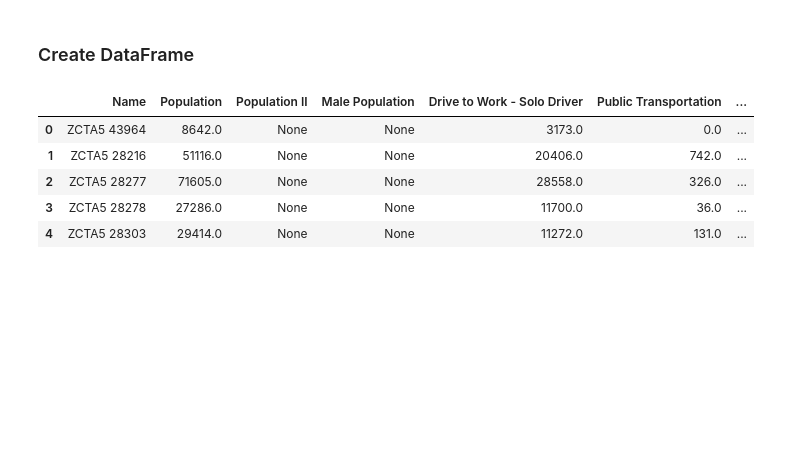
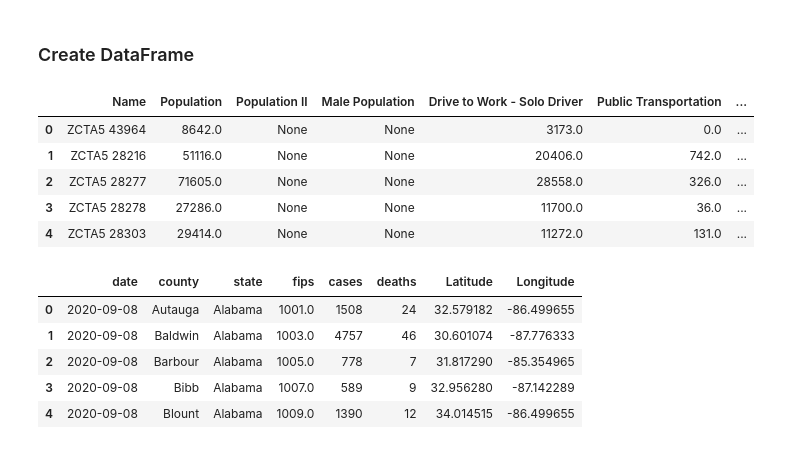
Before and after one commit to Pankaj-gh/Rice-Project-1-G11, a Jupyter notebook: main_script.ipynb, the cells around one changed output. Saved outputs shown, nothing was run; the diff lists cells and outputs as text; code cells hidden in the pictures; blank space fills up the shorter version.

```diff
--- a/main_script.ipynb
+++ b/main_script.ipynb
@@ -238,3 +238,16 @@ census_dataframe.head()
 | 2 | ZCTA5 28277 | 71605.0 | None | None | 28558.0 | 326.0 | ... |
 | 3 | ZCTA5 28278 | 27286.0 | None | None | 11700.0 | 36.0 | ... |
 | 4 | ZCTA5 28303 | 29414.0 | None | None | 11272.0 | 131.0 | ... |
+# %%
+
+location= os.path.join('cases-lat-lng.csv')
+df_latlng=pd.read_csv(location)
+# %%
+df_latlng.head()
+# %% [output]
+|  | date | county | state | fips | cases | deaths | Latitude | Longitude |
+| 0 | 2020-09-08 | Autauga | Alabama | 1001.0 | 1508 | 24 | 32.579182 | -86.499655 |
+| 1 | 2020-09-08 | Baldwin | Alabama | 1003.0 | 4757 | 46 | 30.601074 | -87.776333 |
+| 2 | 2020-09-08 | Barbour | Alabama | 1005.0 | 778 | 7 | 31.817290 | -85.354965 |
+| 3 | 2020-09-08 | Bibb | Alabama | 1007.0 | 589 | 9 | 32.956280 | -87.142289 |
+| 4 | 2020-09-08 | Blount | Alabama | 1009.0 | 1390 | 12 | 34.014515 | -86.499655 |
```
